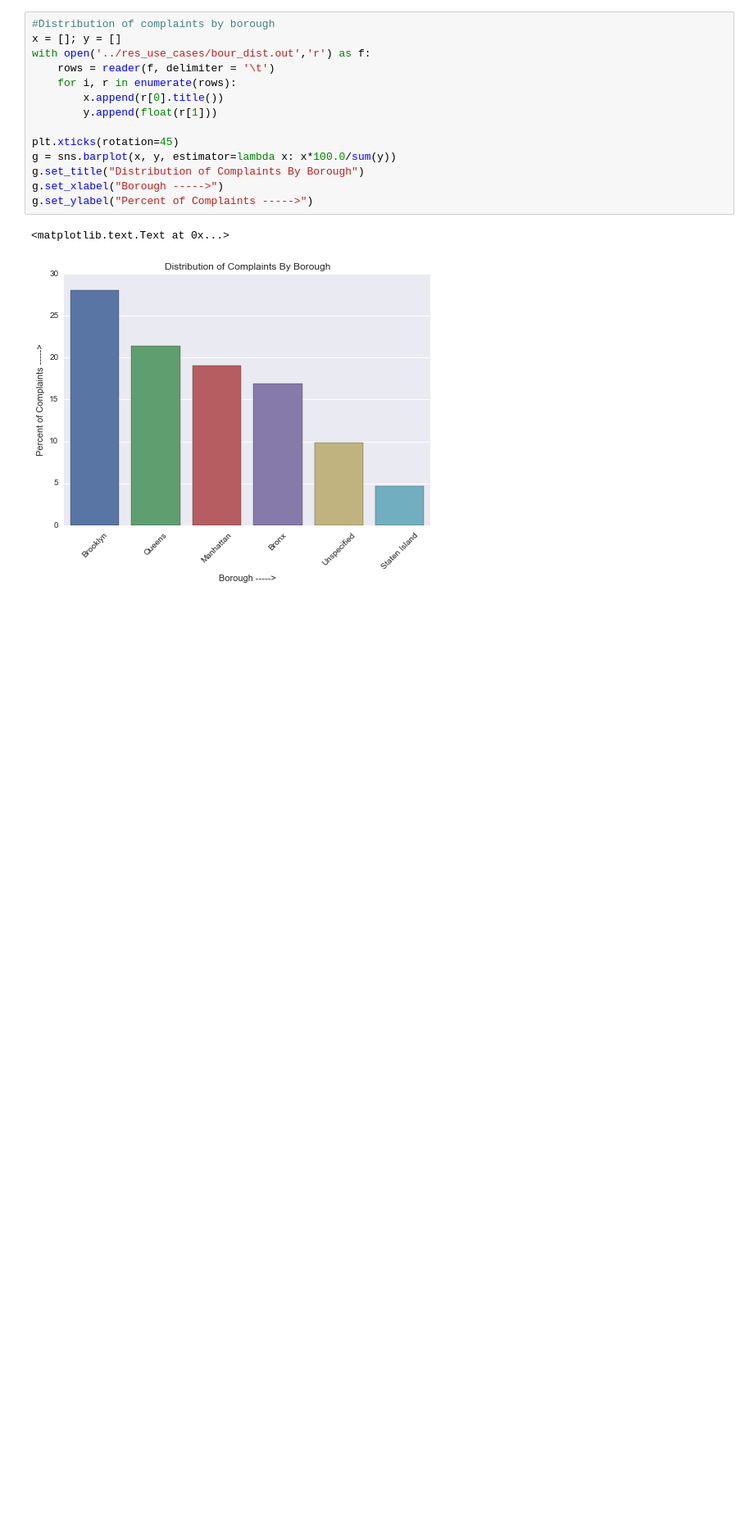
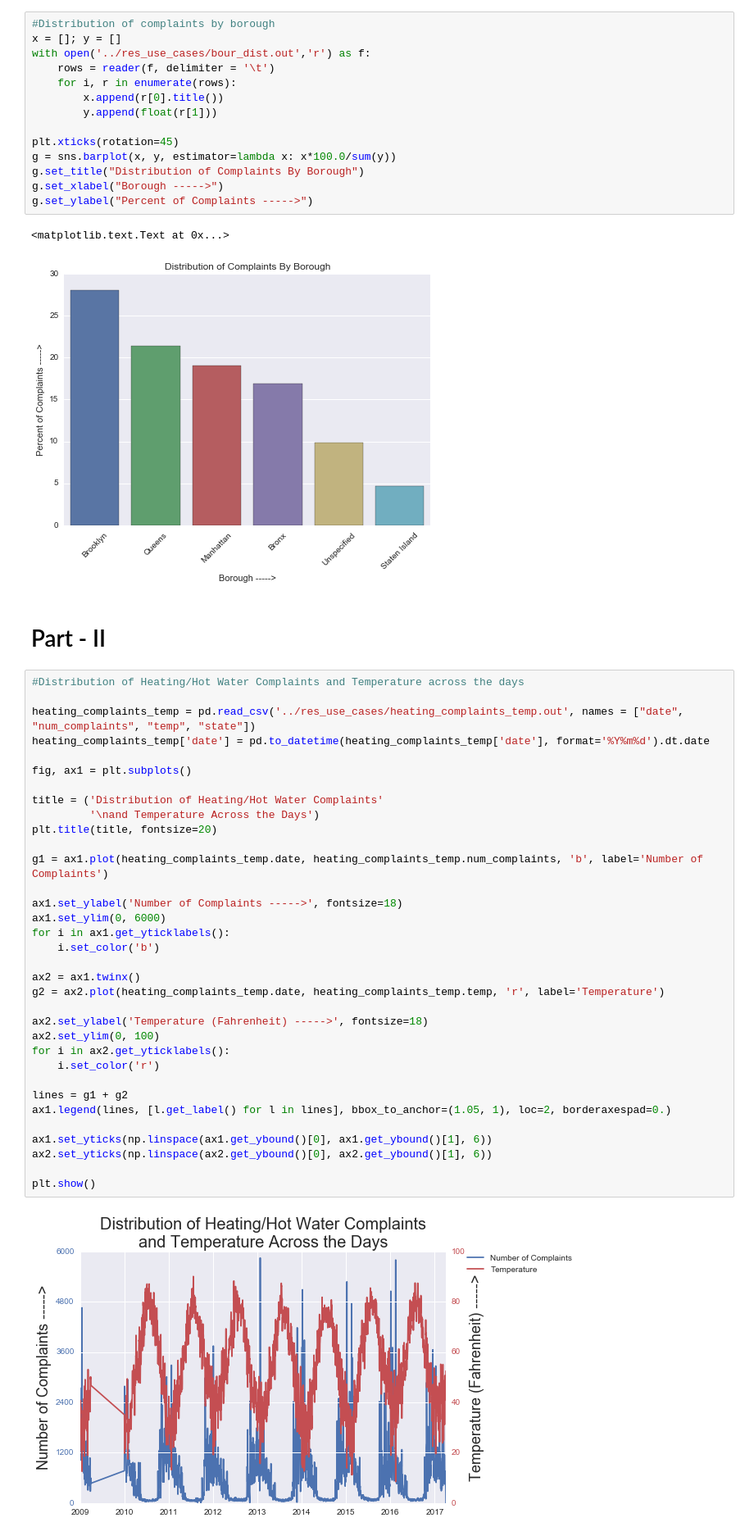
Before and after one commit to aparajita2930/NYC_Complaints_Analysis, a Jupyter notebook: results/plots/visualizations.ipynb, the cells around one changed output. Shown at 82% size. Cells and saved outputs as stored; diff of their text form; blank space fills up the shorter version.

Commit message:
Adding plots for hypothesis 1

```diff
--- a/results/plots/visualizations.ipynb
+++ b/results/plots/visualizations.ipynb
@@ -191,3 +198,41 @@ g.set_ylabel("Percent of Complaints ----->")
 # %% [output]
 <matplotlib.text.Text at 0x...>
 [figure]
+# %% [markdown]
+# Part - II
+# %%
+#Distribution of Heating/Hot Water Complaints and Temperature across the days
+
+heating_complaints_temp = pd.read_csv('../res_use_cases/heating_complaints_temp.out', names = ["date", "num_complaints", "temp", "state"])
+heating_complaints_temp['date'] = pd.to_datetime(heating_complaints_temp['date'], format='%Y%m%d').dt.date
+
+fig, ax1 = plt.subplots()
+
+title = ('Distribution of Heating/Hot Water Complaints'
+         '\nand Temperature Across the Days')
+plt.title(title, fontsize=20)
+
+g1 = ax1.plot(heating_complaints_temp.date, heating_complaints_temp.num_complaints, 'b', label='Number of Complaints')
+
+ax1.set_ylabel('Number of Complaints ----->', fontsize=18)
+ax1.set_ylim(0, 6000)
+for i in ax1.get_yticklabels():
+    i.set_color('b')
+
+ax2 = ax1.twinx()
+g2 = ax2.plot(heating_complaints_temp.date, heating_complaints_temp.temp, 'r', label='Temperature')
+
+ax2.set_ylabel('Temperature (Fahrenheit) ----->', fontsize=18)
+ax2.set_ylim(0, 100)
+for i in ax2.get_yticklabels():
+    i.set_color('r')
+
+lines = g1 + g2
+ax1.legend(lines, [l.get_label() for l in lines], bbox_to_anchor=(1.05, 1), loc=2, borderaxespad=0.)
+
+ax1.set_yticks(np.linspace(ax1.get_ybound()[0], ax1.get_ybound()[1], 6))
+ax2.set_yticks(np.linspace(ax2.get_ybound()[0], ax2.get_ybound()[1], 6))
+
+plt.show()
+# %% [output]
+[figure, added]
```
Also changed, not shown: parts of 4 cells of this notebook.
